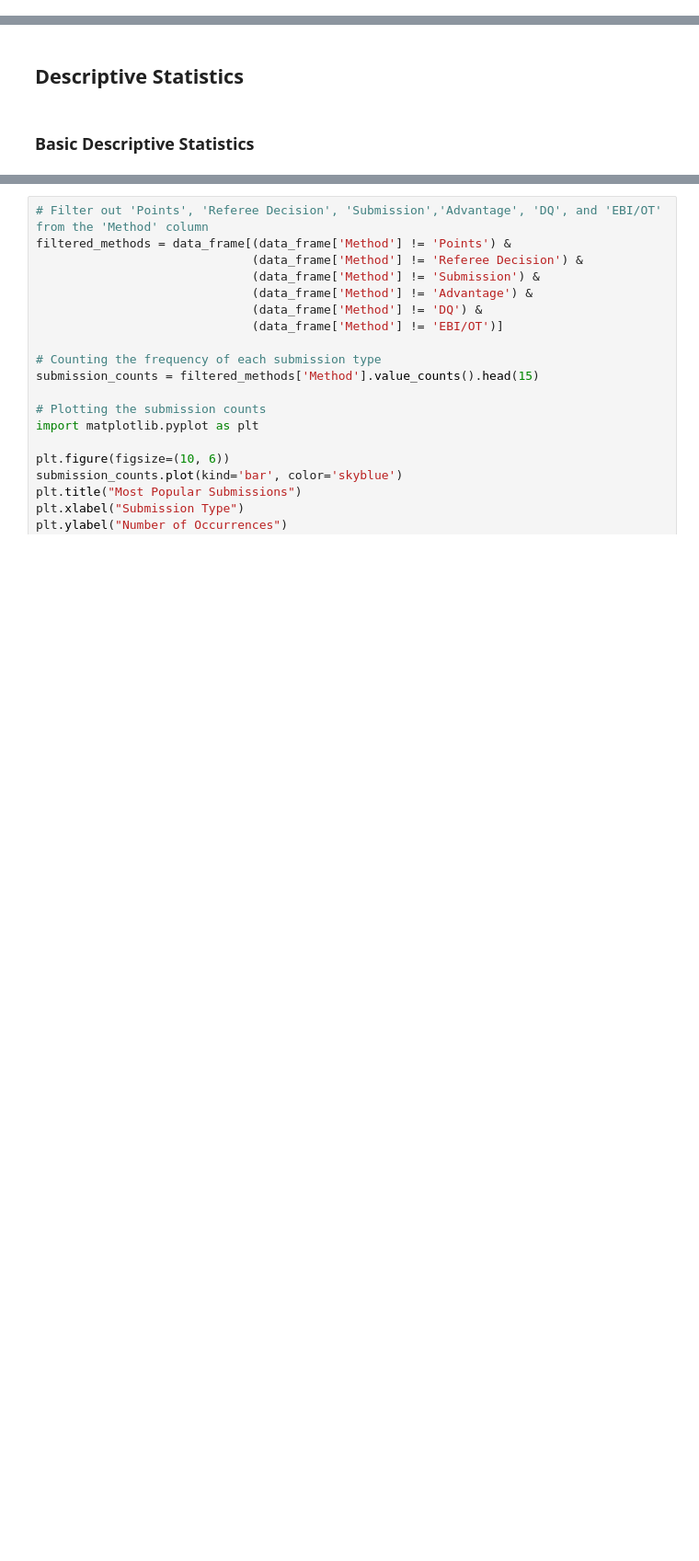
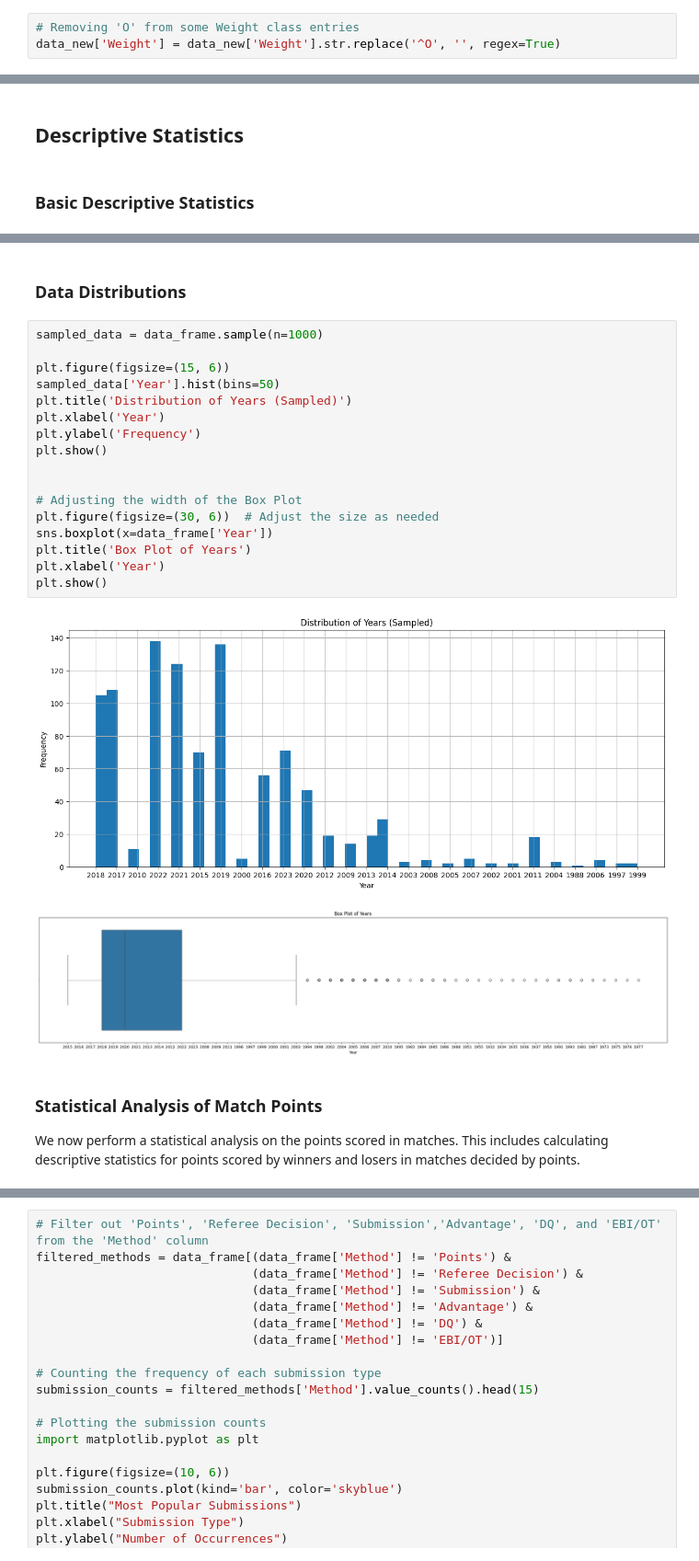
Before and after one commit to Martin-Melody/Data-Analytics-2023, a Jupyter notebook: project.ipynb, the cells around one changed output, grey strips where cells are left out. Shown at 92% size. Drawn from its saved outputs; the diff is of its cells as text; blank space fills up the shorter version.

```diff
--- a/project.ipynb
+++ b/project.ipynb
@@ -191,6 +182,9 @@ data_new['Year'] = data_new['Year'].replace(0, np.nan)
 
 # Removing rows with NaN in 'Year'
 data_new = data_new.dropna(subset=['Year'])
+# %%
+# Removing 'O' from some Weight class entries
+data_new['Weight'] = data_new['Weight'].str.replace('^O', '', regex=True)
 # %%
 # Removing rows where Opponents name is "Unknown"
 data_new = data_new[data_new['Opponent'] != 'Unknown']
@@ -279,0 +293,26 @@ Here we analyze the types of submissions that occurred most frequently in the co
+# %% [markdown]
+### Data Distributions
+# %%
+sampled_data = data_frame.sample(n=1000)
+
+plt.figure(figsize=(15, 6))
+sampled_data['Year'].hist(bins=50)
+plt.title('Distribution of Years (Sampled)')
+plt.xlabel('Year')
+plt.ylabel('Frequency')
+plt.show()
+
+
+# Adjusting the width of the Box Plot
+plt.figure(figsize=(30, 6))  # Adjust the size as needed
+sns.boxplot(x=data_frame['Year'])
+plt.title('Box Plot of Years')
+plt.xlabel('Year')
+plt.show()
+# %% [output]
+[figure, added]
+[figure, added]
+# %% [markdown]
+### Statistical Analysis of Match Points
+
+We now perform a statistical analysis on the points scored in matches. This includes calculating descriptive statistics for points scored by winners and losers in matches decided by points.
```
Also changed, not shown: parts of 37 cells of this notebook.
